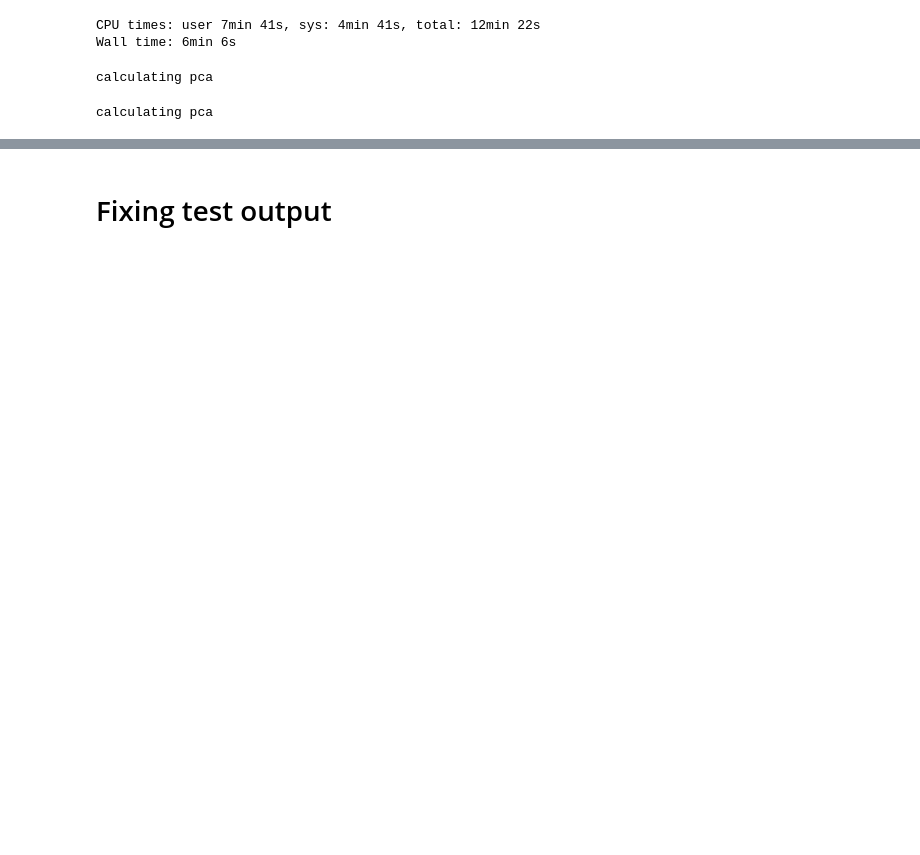
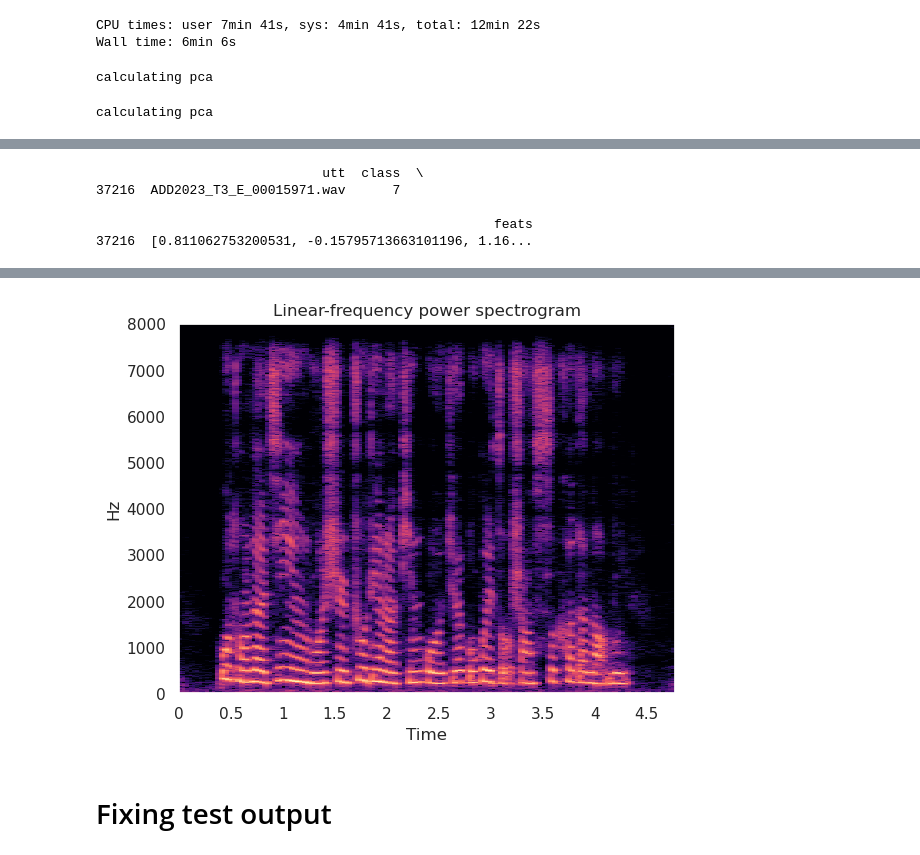
Before and after one commit to josebeo2016/add2023, a Jupyter notebook: track3.ipynb, the cells around one changed output, grey strips where cells are left out. Saved outputs shown, nothing was run; the diff lists cells and outputs as text; code cells hidden in the pictures; blank space fills up the shorter version.

```diff
--- a/track3.ipynb
+++ b/track3.ipynb
@@ -268,0 +269,4 @@ plt.savefig('docs/T3/umap_199_{}.png'.format("mchad_25"),dpi=600)
+# %%
+# test embedding without labels
+mypath = "./feats/t3_mchad_195/wav/"
+onlyfiles = [f for f in listdir(mypath) if isfile(join(mypath, f))]
@@ -268,0 +365,11 @@ plt.savefig('docs/T3/umap_199_{}.png'.format("mchad_25"),dpi=600)
+# %%
+# listen to each class
+sample = full.loc[full['class'] == 7].sample()
+print(sample)
+linear_n_play(os.path.join("/dataa/Dataset/ADD2023/Track3/test/enhanced/",sample.values[0][0]))
+# %% [output]
+                             utt  class  \
+37216  ADD2023_T3_E_00015971.wav      7
+
+                                                   feats
+37216  [0.811062753200531, -0.15795713663101196, 1.16...
@@ -269,3 +377,4 @@ plt.savefig('docs/T3/umap_199_{}.png'.format("mchad_25"),dpi=600)
+[figure, added]
 # %% [markdown]
 # Fixing test output
 # %%
```
Also changed, not shown: parts of 18 cells of this notebook, 9 other files.
